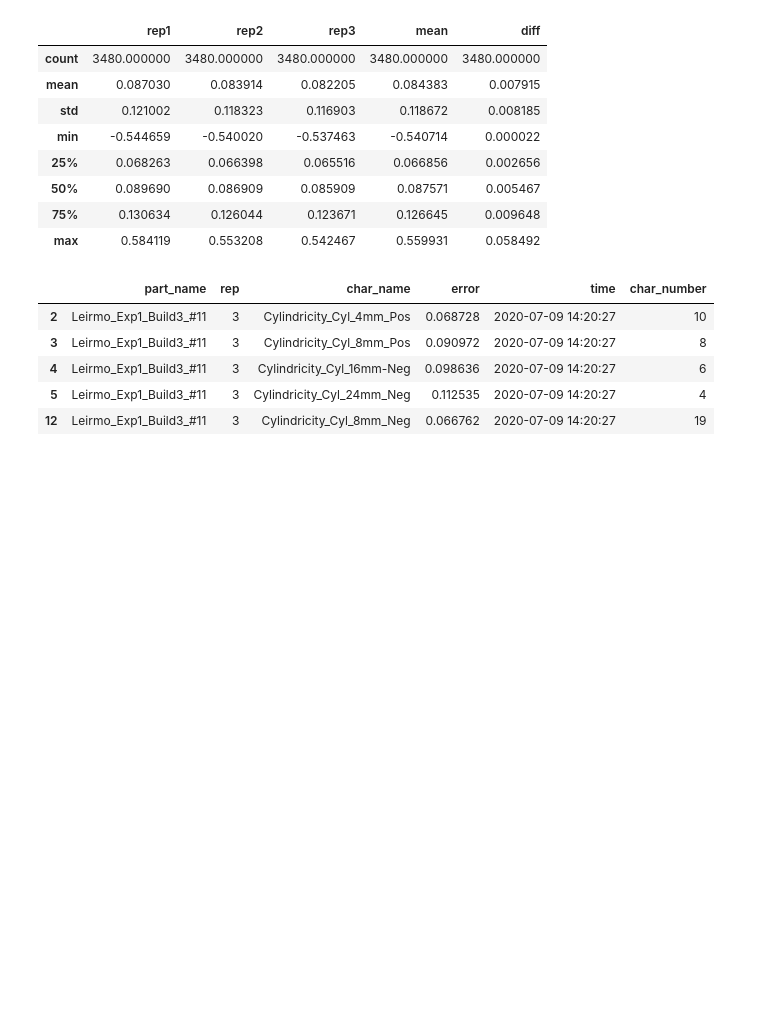
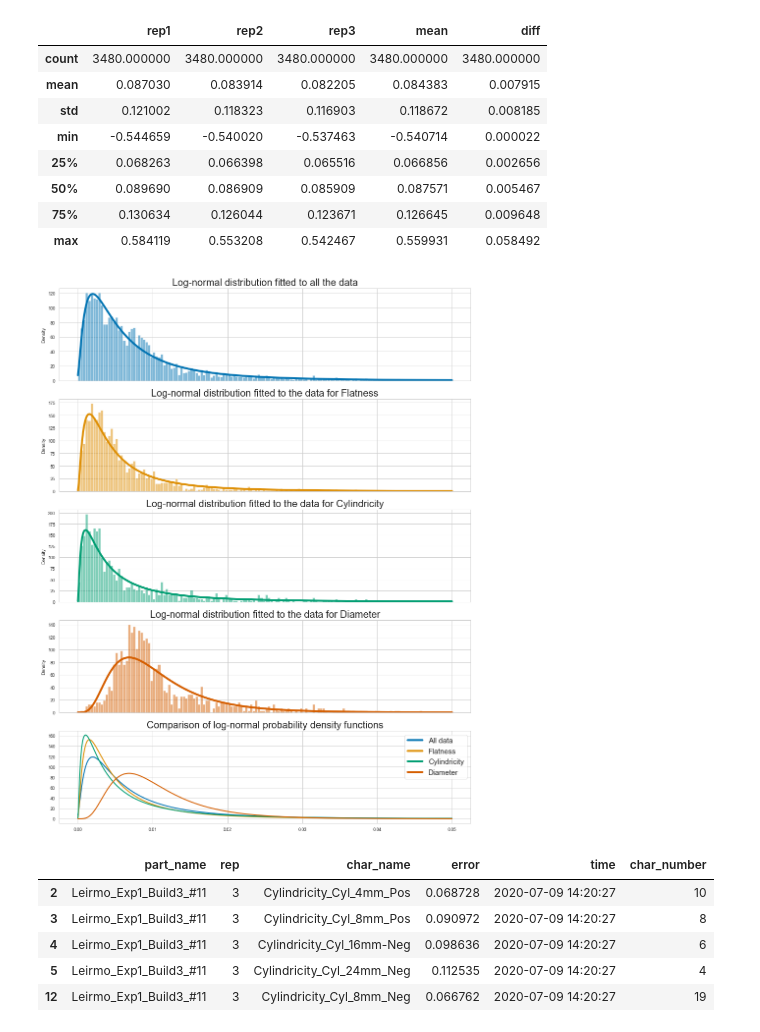
Before and after one commit to TheThorb/Leirmo_Exp1_Publication1, a Jupyter notebook: Repeated measurements.ipynb, the cells around one changed output. Drawn from its saved outputs; the diff is of its cells as text; code cells hidden in the pictures; blank space fills up the shorter version.

Commit message:
Fit to log-normal distribution
Added plots where a log-normal probability distribution is fitted to the data.

```diff
--- a/Repeated measurements.ipynb
+++ b/Repeated measurements.ipynb
@@ -513,6 +526,79 @@ data.describe()
 | 50% | 0.089690 | 0.086909 | 0.085909 | 0.087571 | 0.005467 |
 | 75% | 0.130634 | 0.126044 | 0.123671 | 0.126645 | 0.009648 |
 | max | 0.584119 | 0.553208 | 0.542467 | 0.559931 | 0.058492 |
+# %%
+## Define function for retrieving the frozen distribution
+#  Valid distribution include lognorm, invgamma and powerlognorm
+def calc_pdf(x, data):
+    return stats.lognorm.pdf(x, *stats.lognorm.fit(data))
+
+
+## Set parameters
+# Seaborn theme
+sns.set_theme(context='paper', style='whitegrid')
+
+# Range for x-axis
+xr = 0.05
+
+# Array for x-axis
+x = np.linspace(0, xr, 1000)
+
+# Number of bins for histograms
+b = 150
+
+# Transperency for histograms
+a = 0.5
+
+# Define colors
+colors = sns.color_palette('colorblind')
+
+# Define font-sizes
+title_s = 20       # Titles
+leg_s = 15         # Legend
+
+
+## Create figure
+# Initialize a figure with subplots
+fig, ax = plt.subplots(nrows=5, ncols=1, figsize=(15, 20), sharex=True)
+
+# Initialize legend
+legend_elements = [Line2D([0], [0], color=colors[0], lw=4, label='All data')]
+
+# Find the probability density function for fitted lognormal distribution
+pdf = calc_pdf(x, df_tot['diff'])
+
+# Plot the aggregated data
+sns.lineplot(x=x, y=pdf, ax=ax[0], linewidth=4, color=colors[0])
+sns.lineplot(x=x, y=pdf, ax=ax[4], linewidth=2, color=colors[0])
+sns.histplot(df_tot['diff'], stat='density', bins=b, binrange=(0, xr), ax=ax[0], alpha=a, color=colors[0])
+
+# Set details of the plot
+ax[0].set_title("Log-normal distribution fitted to all the data", fontsize=title_s)
+
+
+# Iterate all characteristics and plot them seperately
+for char, i in zip(df_tot['char_type'].unique(), range(1, 4)):
+    # Find the probability density function for fitted lognormal distribution
+    pdf = calc_pdf(x, df_tot.loc[df_tot['char_type'] == char, 'diff'])
+
+    # Plot the distribution
+    sns.lineplot(x=x, y=pdf, ax=ax[i], linewidth=4, color=colors[i])
+    sns.lineplot(x=x, y=pdf, ax=ax[4], linewidth=2, color=colors[i])
+    sns.histplot(df_tot.loc[df_tot['char_type'] == char, 'diff'], stat='density', bins=b, binrange=(0, xr), ax=ax[i], color=colors[i], alpha=a)
+
+    # Set the details of the plot
+    ax[i].set_title("Log-normal distribution fitted to the data for {}".format(char), fontsize=title_s)
+
+    legend_elements.append(Line2D([0], [0], color=colors[i], lw=4, label=char))
+
+ax[4].legend(handles=legend_elements, loc='upper right', fontsize=leg_s)
+ax[4].set_title("Comparison of log-normal probability density functions", fontsize=title_s)
+
+
+## Display plot
+plt.show()
+# %% [output]
+[figure, added]
 # %%
 # Specify characteristics
 chars = ['Cylindricity_Cyl_4mm_Pos',
```
Also changed, not shown: parts of 16 cells of this notebook.
